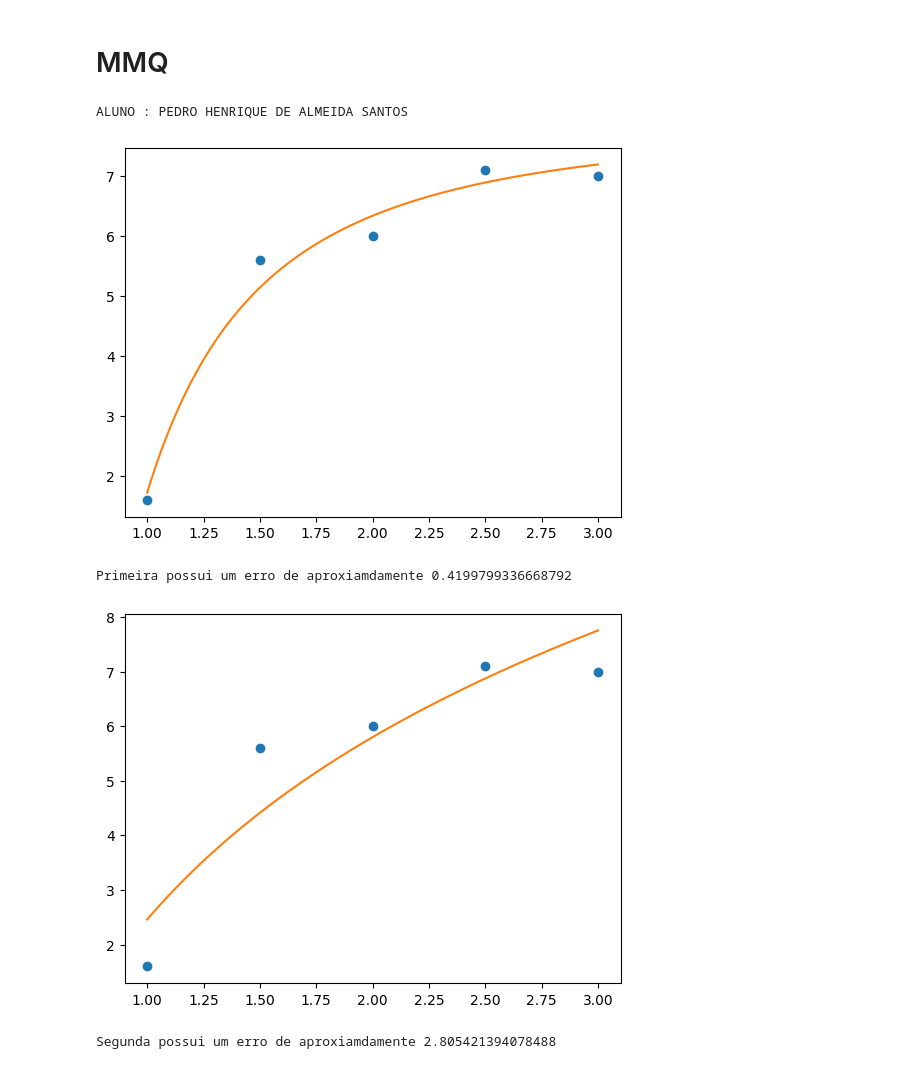
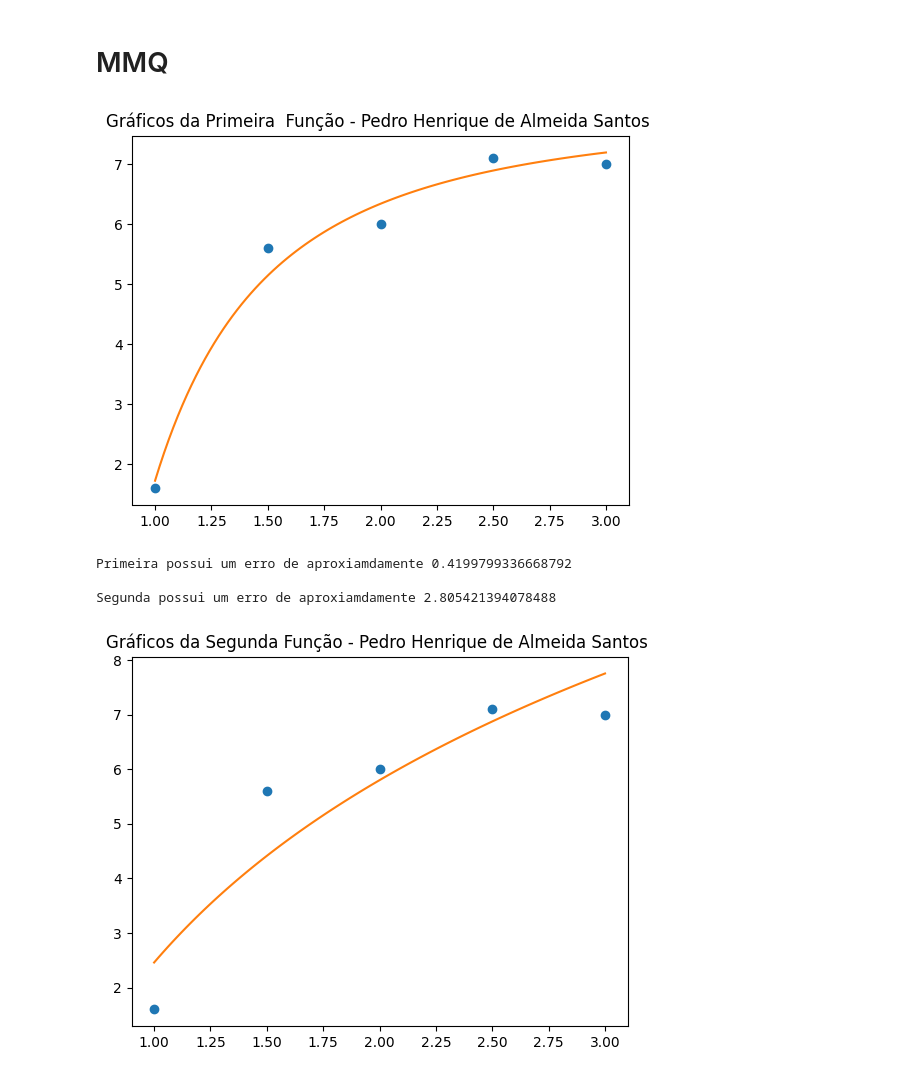
Before and after one commit to PedroAlmeida18/CalculoNumerico, a Jupyter notebook: MMQ.ipynb, the cells around one changed output. Saved outputs shown, nothing was run; the diff lists cells and outputs as text; code cells hidden in the pictures.

Commit message:
GRÁFICO COM AS DUAS FUNÇÕES

```diff
--- a/MMQ.ipynb
+++ b/MMQ.ipynb
@@ -48,9 +48,10 @@ def phi(z):
 
 
 
-print("ALUNO : PEDRO HENRIQUE DE ALMEIDA SANTOS")
+
 x_r = np.linspace(min(x), max(x), 100)
 y_r = phi(x_r)
+plt.title("Gráficos da Primeira  Função - Pedro Henrique de Almeida Santos ")
 plt.plot(x, y, 'o')
 plt.plot(x_r, y_r)
 plt.show()
@@ -63,37 +64,40 @@ print(f"Primeira possui um erro de aproxiamdamente {erro} \n")
 
 
 def g_1(r):
     return np.ones(len(r))
 
 def g_2(r):
     return np.log(r)
 
 
 x = np.array([1, 1.5, 2, 2.5, 3])
 y = np.array([1.6, 5.6, 6, 7.1, 7])
 
 
 a_1, a_2 = mmq(g_1,g_2,x,y)
 
-def phi(z):
+def phi2(z):
     return a_1 + a_2*g_2(z)
 
 
 
 x_r = np.linspace(min(x), max(x), 100)
 y_r = phi(x_r)
+plt.title("Gráficos da Segunda Função - Pedro Henrique de Almeida Santos ")
 plt.plot(x, y, 'o')
 plt.plot(x_r, y_r)
-plt.show()
+plt.show
+
 
 erro = 0
 n = len(y)
 for i in range (0,n):
   erro+= (y[i] - phi(x[i]))**2
+
 print(f"Segunda possui um erro de aproxiamdamente {erro} \n")
 # %% [output]
+[figure, new version]
-ALUNO : PEDRO HENRIQUE DE ALMEIDA SANTOS
+Primeira possui um erro de aproxiamdamente 0.4199799336668792
+
+Segunda possui um erro de aproxiamdamente 2.805421394078488
-[figure, old version]
-Primeira possui um erro de aproxiamdamente 0.4199799336668792
-[figure, old version]
+[figure, new version]
-Segunda possui um erro de aproxiamdamente 2.805421394078488
```
Also changed, not shown: parts of 1 cell of this notebook.
